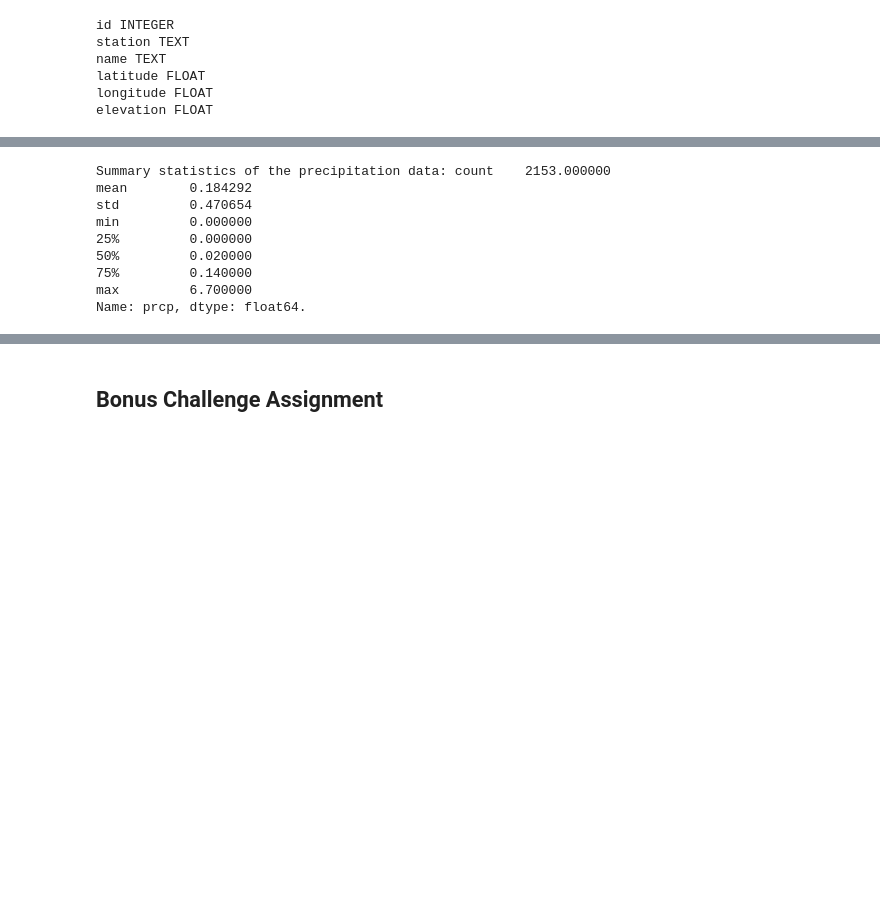
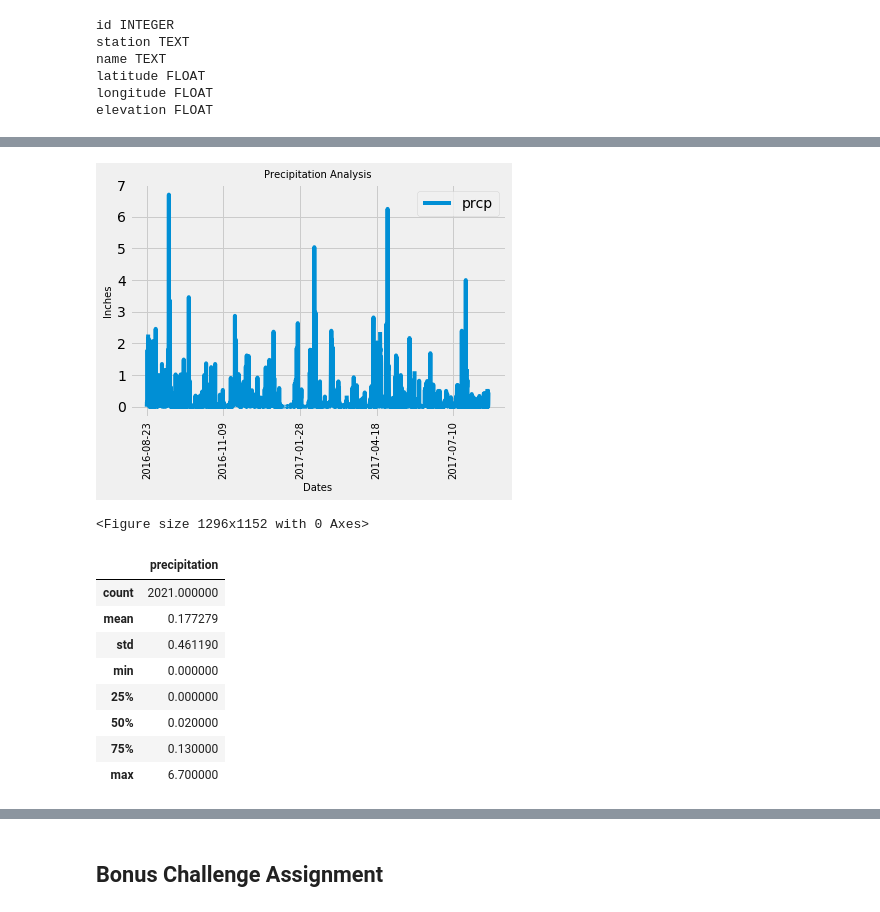
Before and after one commit to erikayi/sqlalchemy-challenge, a Jupyter notebook: climate_starter.ipynb, the cells around one changed output, grey strips where cells are left out. Saved outputs shown, nothing was run; the diff lists cells and outputs as text; code cells hidden in the pictures; blank space fills up the shorter version.

```diff
--- a/climate_starter.ipynb
+++ b/climate_starter.ipynb
@@ -146,0 +105,11 @@ plt.show()
+# %%
+# Design a query to retrieve the last 12 months of precipitation data and plot the results
+
+# Calculate the date 1 year ago from the last data point in the database
+end_date = dt.datetime(2017,8,23)
+begin_date = dt.datetime(2016,8,22)
+
+precipitation_results = session.query(Measurement.date, Measurement.prcp).\
+                                      filter(Measurement.date <= end_date).\
+                                      filter(Measurement.date >= begin_date).\
+                                      order_by(Measurement.date).all()
@@ -146,0 +138,3 @@ plt.show()
+# %%
+# Save the query results as a Pandas DataFrame and set the index to the date column
+precipitation_results_df = pd.DataFrame(precipitation_results)
@@ -146,0 +152,3 @@ plt.show()
+# %%
+# Set the index to the date column
+precipitation_results_df.set_index('date').dropna().head()
@@ -147,27 +163,55 @@ plt.show()
+# %%
+# Use Pandas Plotting with Matplotlib to plot the data
+# precipitation_results_df = precipitation_results_df.astype(float)
+
+# precipitation_results_df.plot.bar('date','prcp')
+# plt.xlabel("Dates")
+# plt.ylabel("Inches")
+# plt.title("Precipitation Analysis")
+# plt.xticks(rotation=90)
+# plt.tight_layout()
+# plt.show()
+
+precipitation_results_df.plot('date','prcp')
+plt.xlabel("Dates", fontsize=10)
+plt.ylabel("Inches", fontsize=10)
+plt.title("Precipitation Analysis", fontsize=10)
+plt.xticks(rotation=90, fontsize=10)
+plt.figure(figsize=(18,16))
+plt.tight_layout()
+plt.show()
+# %% [output]
+[figure, added]
+<Figure size 1296x1152 with 0 Axes>
 # %%
 # Use Pandas to calcualte the summary statistics for the precipitation data
 
-# mean = data_by_date["prcp"].mean()
+# count = precipitation_results_df["prcp"].count()
+# print(f'Count of Precipitation In A Year: {count}.')
+
+# mean = precipitation_results_df["prcp"].mean()
 # print(f'Mean of the precipitation data is {mean}.')
 
-# median = data_by_date["prcp"].median()
+# median = precipitation_results_df["prcp"].median()
 # print(f'Median of the precipitation data is {median}.')
 
-# maximum = data_by_date["prcp"].max()
+# maximum = precipitation_results_df["prcp"].max()
 # print(f'Maximum number of precipitation data is {maximum}.')
 
-# minimum = data_by_date["prcp"].min()
+# minimum = precipitation_results_df["prcp"].min()
 # print(f'Minimum number of precipitation data is {minimum}.')
 
-describe = data_by_date["prcp"].describe()
-print(f'Summary statistics of the precipitation data: {describe}.')
+# summary_statistics = precipitation_results_df.describe()
+# print(f'Summary statistics of the precipitation data: {summary_statistics}.')
+
+precipitation_results_df.describe().rename(columns={"prcp":"precipitation"})
 # %% [output]
-Summary statistics of the precipitation data: count    2153.000000
-mean        0.184292
-std         0.470654
-min         0.000000
-25%         0.000000
-50%         0.020000
-75%         0.140000
-max         6.700000
-Name: prcp, dtype: float64.
+|  | precipitation |
+| count | 2021.000000 |
+| mean | 0.177279 |
+| std | 0.461190 |
+| min | 0.000000 |
+| 25% | 0.000000 |
+| 50% | 0.020000 |
+| 75% | 0.130000 |
+| max | 6.700000 |
```
Also changed, not shown: parts of 21 cells of this notebook, 1 other file.
